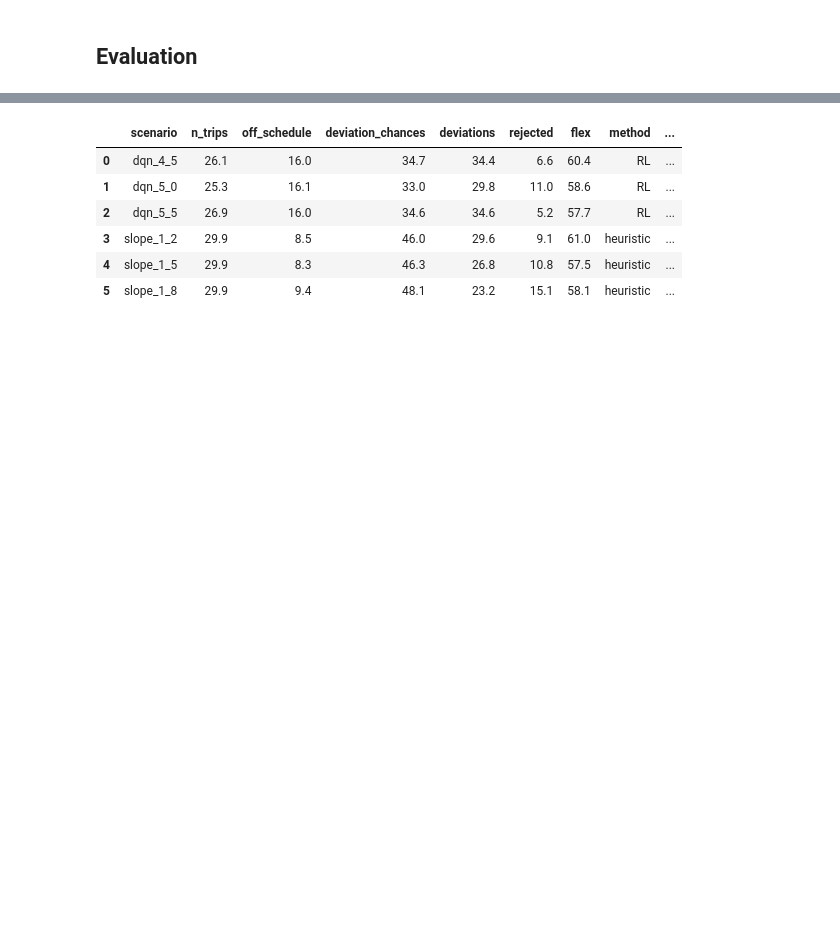
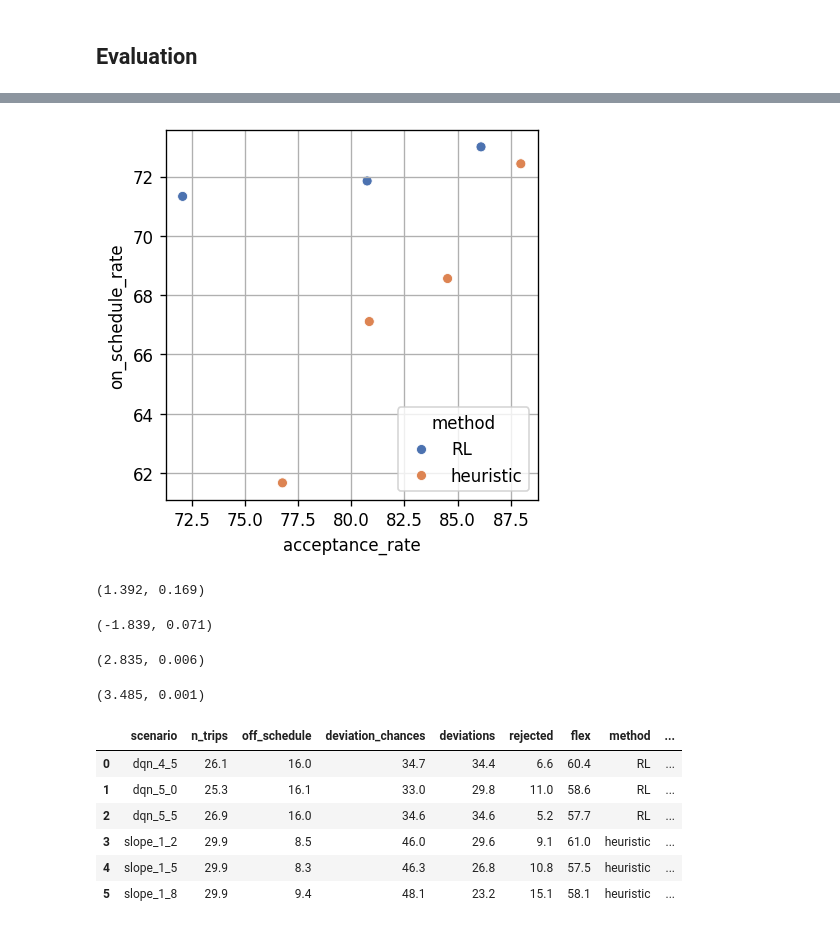
Before and after one commit to joerovar/flex-bus-sim, a Jupyter notebook: eval.ipynb, the cells around one changed output, grey strips where cells are left out. Drawn from its saved outputs; the diff is of its cells as text; code cells hidden in the pictures; blank space fills up the shorter version.

```diff
--- a/eval.ipynb
+++ b/eval.ipynb
@@ -160,19 +160,19 @@ trips = trips[trips['hour']<3]
 trips['off_schedule'] = (~trips['delay'].between(
     ON_TIME_BOUNDS[0], ON_TIME_BOUNDS[1], inclusive='both')).astype(int)
 
-# state
-state = history_merged['state'].copy()
-state = state[state['time'].between(ANALYSIS_START_TIME, ANALYSIS_END_TIME)]
-state['hour'] = (state['time']/3600).astype(int)
-state['observation'] = state['observation'].astype(str)
-create_field_from_list_column(state, list_index=1, new_field_name='n_requests', field_name='observation')
+# # state
+# state = history_merged['state'].copy()
+# state = state[state['time'].between(ANALYSIS_START_TIME, ANALYSIS_END_TIME)]
+# state['hour'] = (state['time']/3600).astype(int)
+# state['observation'] = state['observation'].astype(str)
+# create_field_from_list_column(state, list_index=1, new_field_name='n_requests', field_name='observation')
 
 # combine all metrics
 trips_totals = get_trips_totals(trips)
-deviation_totals = get_deviation_totals(state)
+# deviation_totals = get_deviation_totals(state)
 flex_pax_totals = get_flex_pax_totals(pax)
-combined_totals = pd.merge(trips_totals, deviation_totals, on='scenario')
-combined_totals = pd.merge(combined_totals, flex_pax_totals, on='scenario')
+# combined_totals = pd.merge(trips_totals, deviation_totals, on='scenario')
+combined_totals = pd.merge(trips_totals, flex_pax_totals, on='scenario')
 combined_totals['method'] = combined_totals['scenario'].apply(lambda x: 'RL' if 'dqn' in x else 'heuristic')
 
 combined_totals['on_schedule_rate'] = (100 - combined_totals['off_schedule'] / combined_totals['n_trips'] * 100).round(2)
@@ -179,0 +230,35 @@ combined_totals['acceptance_rate'] = (100 - combined_totals['rejected'] / combin
+# %%
+# fig, ax = plt.subplots(figsize=(4,4))
+# sns.scatterplot(
+#     data=combined_totals,
+#     x='deviations',
+#     y='acceptance_rate',
+#     hue='method',
+#     palette='deep',
+#     ax=ax,
+# )
+# ax.grid(True)
+
+# fig, ax = plt.subplots(figsize=(4,4))
+# sns.scatterplot(
+#     data=combined_totals,
+#     x='deviations',
+#     y='on_schedule_rate',
+#     hue='method',
+#     palette='deep'
+# )
+# # ax.legend().remove()
+# ax.grid(True)
+
+fig, ax = plt.subplots(figsize=(4,4))
+sns.scatterplot(
+    data=combined_totals,
+    x='acceptance_rate',
+    y='on_schedule_rate',
+    hue='method',
+    palette='deep'
+)
+# ax.legend().remove()
+ax.grid(True)
+# %% [output]
+[figure, added]
@@ -179,0 +268,24 @@ combined_totals['acceptance_rate'] = (100 - combined_totals['rejected'] / combin
+# %%
+get_statistical_significance_test(
+    osr_dist, 'dqn_3_5', 'slope_1_2', 'on_schedule_rate'
+)
+# %% [output]
+(1.392, 0.169)
+# %%
+get_statistical_significance_test(
+    ar_dist, 'dqn_3_5', 'slope_1_2', 'acceptance_rate'
+)
+# %% [output]
+(-1.839, 0.071)
+# %%
+get_statistical_significance_test(
+    osr_dist, 'dqn_3_2', 'slope_1_5', 'on_schedule_rate'
+)
+# %% [output]
+(2.835, 0.006)
+# %%
+get_statistical_significance_test(
+    ar_dist, 'dqn_3_2', 'slope_1_5', 'acceptance_rate'
+)
+# %% [output]
+(3.485, 0.001)
```
Also changed, not shown: parts of 11 cells of this notebook, 12 other files.
